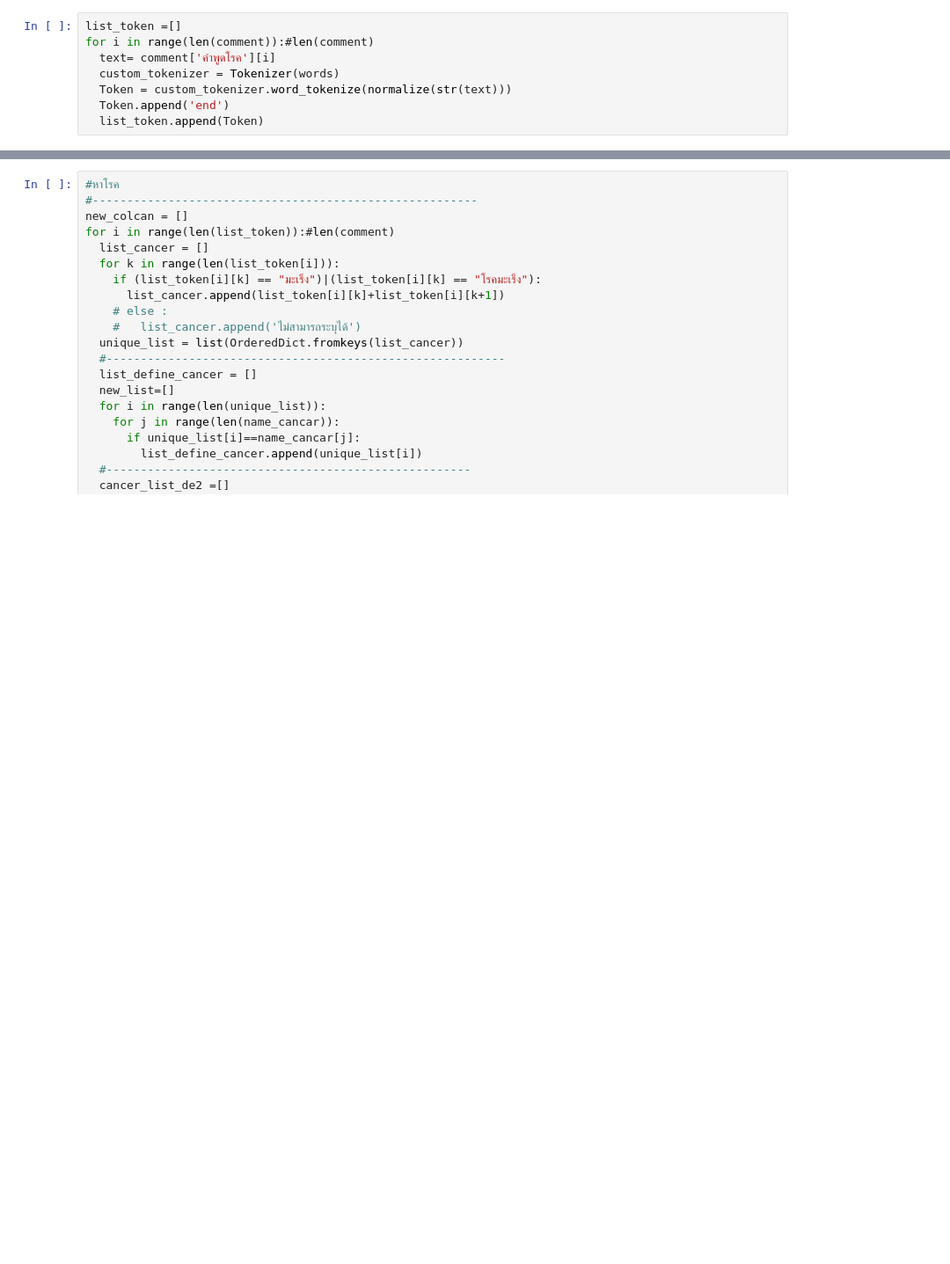
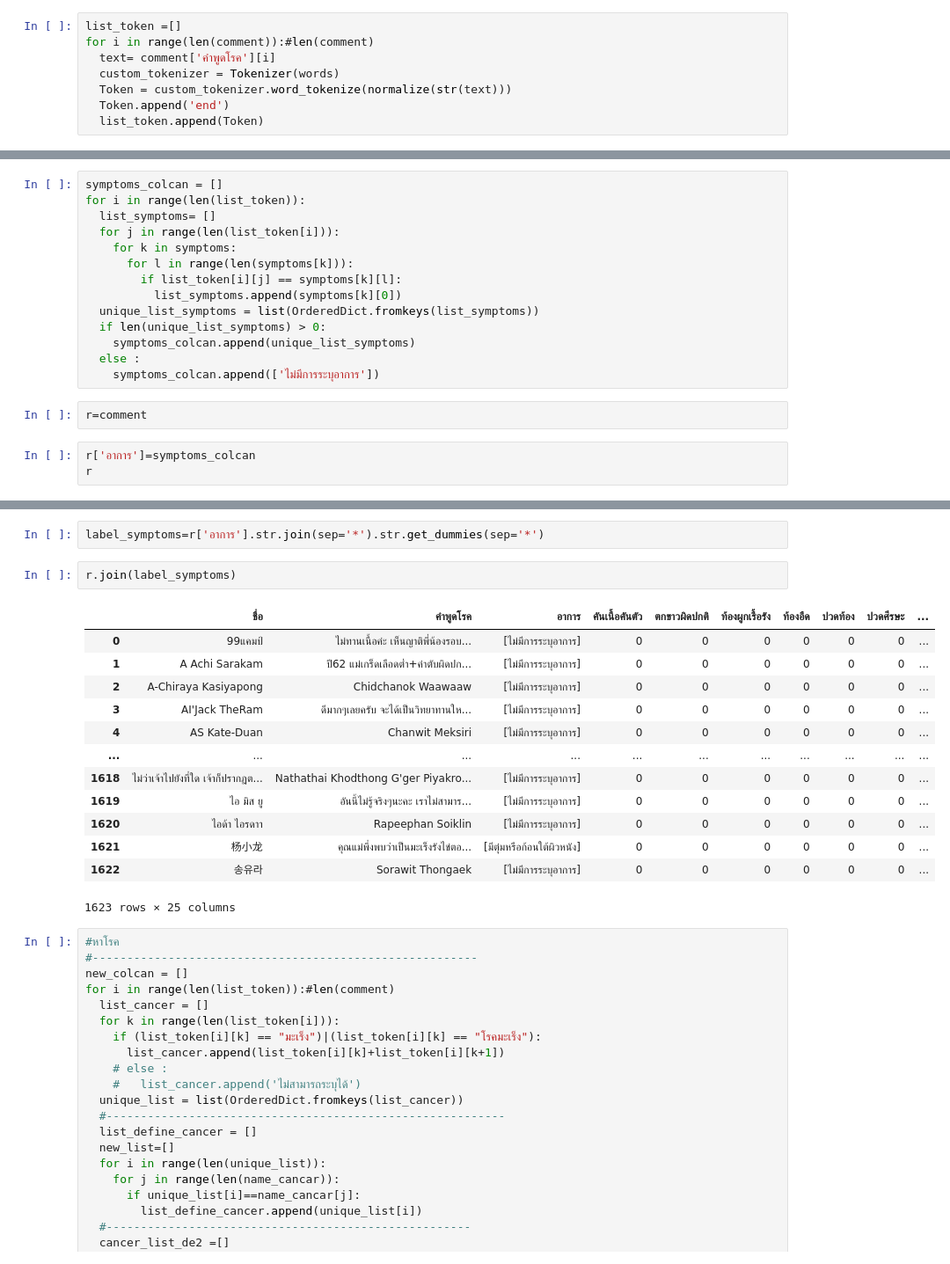
Before and after one commit to MOOwuttichai/Cancer_Social_Listening, a Jupyter notebook: บอกโรค+เพศ+ใครเป็นคนเล่า+SentenceTransformer.ipynb, the cells around one changed output, grey strips where cells are left out. Shown: that part at 88% size. Saved outputs shown, nothing was run; the diff lists cells and outputs as text; blank space fills up the shorter version.

Commit message:
update  อาการ

```diff
--- a/บอกโรค+เพศ+ใครเป็นคนเล่า+SentenceTransformer.ipynb
+++ b/บอกโรค+เพศ+ใครเป็นคนเล่า+SentenceTransformer.ipynb
@@ -51,0 +141,19 @@ for i in range(len(comment)):#len(comment)
+# %%
+symptoms_colcan = []
+for i in range(len(list_token)):
+  list_symptoms= []
+  for j in range(len(list_token[i])):
+    for k in symptoms:
+      for l in range(len(symptoms[k])):
+        if list_token[i][j] == symptoms[k][l]:
+          list_symptoms.append(symptoms[k][0])
+  unique_list_symptoms = list(OrderedDict.fromkeys(list_symptoms))
+  if len(unique_list_symptoms) > 0:
+    symptoms_colcan.append(unique_list_symptoms)
+  else :
+    symptoms_colcan.append(['ไม่มีการระบุอาการ'])
+# %%
+r=comment
+# %%
+r['อาการ']=symptoms_colcan
+r
@@ -52,3 +174,21 @@ for i in range(len(comment)):#len(comment)
+# %%
+label_symptoms=r['อาการ'].str.join(sep='*').str.get_dummies(sep='*')
+# %%
+r.join(label_symptoms)
+# %% [output]
+|  | ชื่อ | คำพูดโรค | อาการ | คันเนื้อคันตัว | ตกขาวผิดปกติ | ท้องผูกเรื้อรัง | ท้องอืด | ปวดท้อง | ปวดศีรษะ | ... |
+| 0 | 99แคมป์ | ไม่ทานเนื้อค่ะ เห็นญาติพี่น้องรอบ... | [ไม่มีการระบุอาการ] | 0 | 0 | 0 | 0 | 0 | 0 | ... |
+| 1 | A Achi Sarakam | ปี62 แม่เกร็ดเลือดต่ำ+ค่าตับผิดปก... | [ไม่มีการระบุอาการ] | 0 | 0 | 0 | 0 | 0 | 0 | ... |
+| 2 | A-Chiraya Kasiyapong | Chidchanok Waawaaw | [ไม่มีการระบุอาการ] | 0 | 0 | 0 | 0 | 0 | 0 | ... |
+| 3 | AI'Jack TheRam | ดีมากๆเลยครับ จะได้เป็นวิทยาทานให... | [ไม่มีการระบุอาการ] | 0 | 0 | 0 | 0 | 0 | 0 | ... |
+| 4 | AS Kate-Duan | Chanwit Meksiri | [ไม่มีการระบุอาการ] | 0 | 0 | 0 | 0 | 0 | 0 | ... |
+| ... | ... | ... | ... | ... | ... | ... | ... | ... | ... | ... |
+| 1618 | ไม่ว่าเจ้าไปยังที่ใด เจ้าก็ปรากฏต... | Nathathai Khodthong G'ger Piyakro... | [ไม่มีการระบุอาการ] | 0 | 0 | 0 | 0 | 0 | 0 | ... |
+| 1619 | ไอ มิส ยู | อันนี้ไม่รู้จริงๆนะคะ เราไม่สามาร... | [ไม่มีการระบุอาการ] | 0 | 0 | 0 | 0 | 0 | 0 | ... |
+| 1620 | ไอด้า ไอรดาา | Rapeephan Soiklin | [ไม่มีการระบุอาการ] | 0 | 0 | 0 | 0 | 0 | 0 | ... |
+| 1621 | 杨小龙 | คุณแม่พึ่งพบว่าเป็นมะเร็งรังไข่ตอ... | [มีตุ่มหรือก้อนใต้ผิวหนัง] | 0 | 0 | 0 | 0 | 0 | 0 | ... |
+| 1622 | 송유라 | Sorawit Thongaek | [ไม่มีการระบุอาการ] | 0 | 0 | 0 | 0 | 0 | 0 | ... |
+1623 rows × 25 columns
 # %%
 #หาโรค
 #--------------------------------------------------------
```
Also changed, not shown: parts of 12 cells of this notebook.
